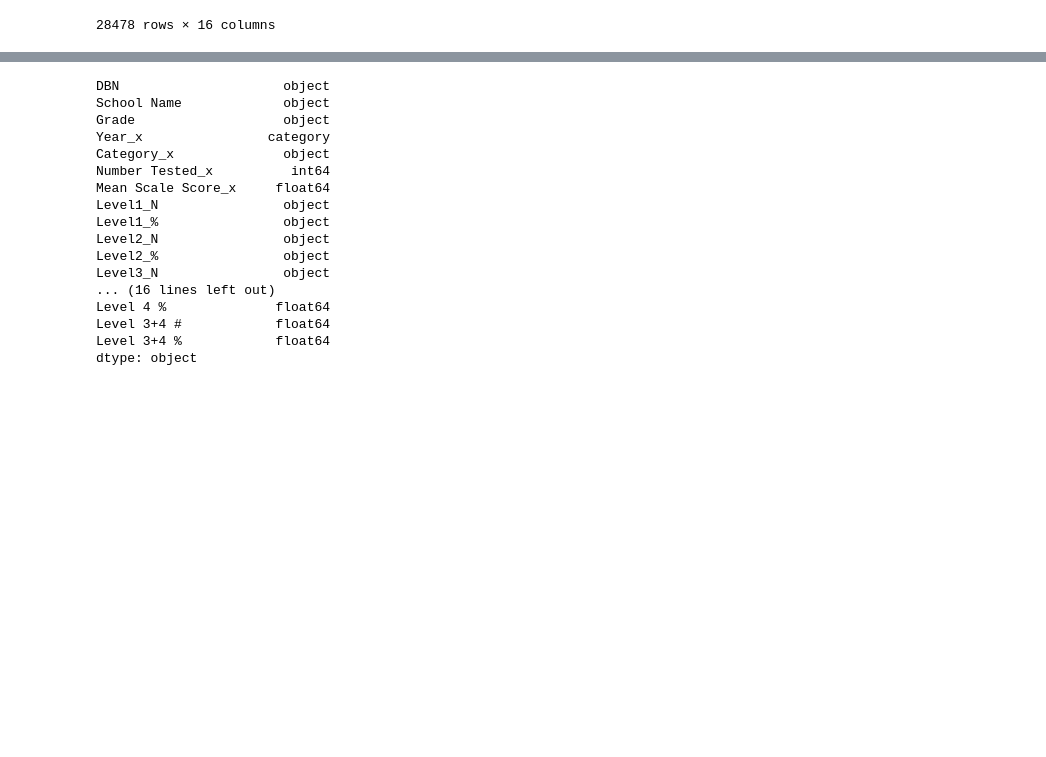
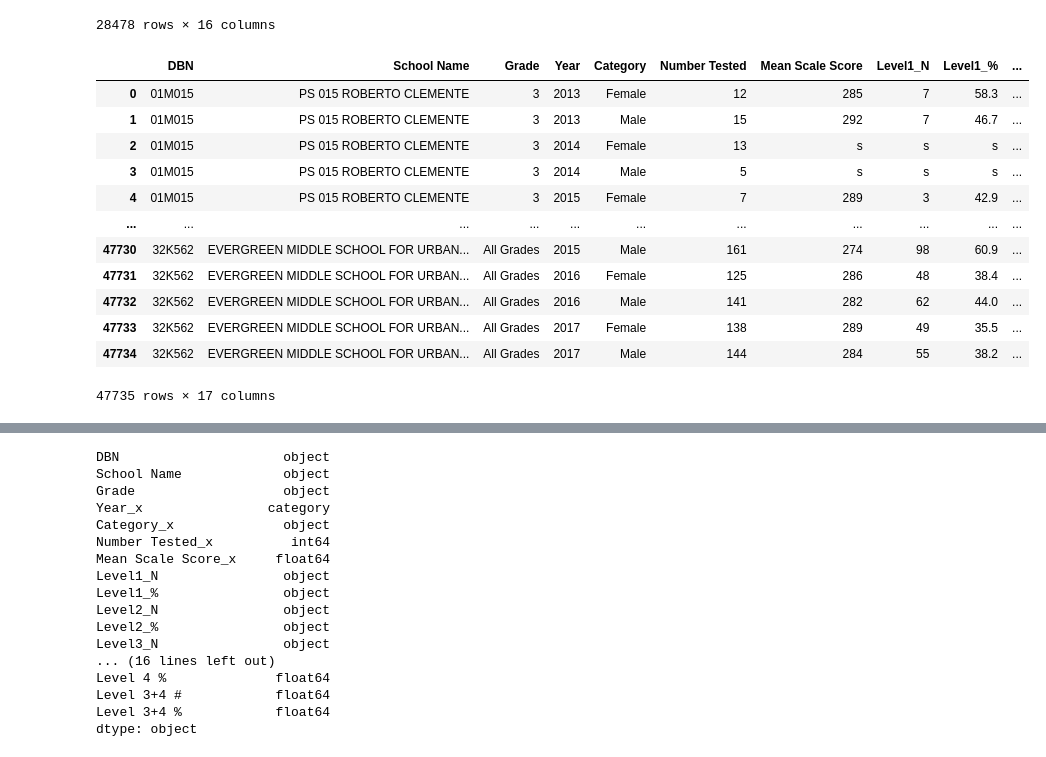
Before and after one commit to primkey7607/factorizedlearn, a Jupyter notebook: vsautosklearn.ipynb, the cells around one changed output, grey strips where cells are left out. Saved outputs shown, nothing was run; the diff lists cells and outputs as text; code cells hidden in the pictures; blank space fills up the shorter version.

```diff
--- a/vsautosklearn.ipynb
+++ b/vsautosklearn.ipynb
@@ -23,6 +28,22 @@ math
 | 28476 | 75X723 | All Grades | 2010 | All Students | 242 | NaN | 157.0 | 64.9 | 75.0 | ... |
 | 28477 | 75X723 | All Grades | 2011 | All Students | 229 | 617.0 | 153.0 | 66.8 | 67.0 | ... |
 28478 rows × 16 columns
+# %%
+gender
+# %% [output]
+|  | DBN | School Name | Grade | Year | Category | Number Tested | Mean Scale Score | Level1_N | Level1_% | ... |
+| 0 | 01M015 | PS 015 ROBERTO CLEMENTE | 3 | 2013 | Female | 12 | 285 | 7 | 58.3 | ... |
+| 1 | 01M015 | PS 015 ROBERTO CLEMENTE | 3 | 2013 | Male | 15 | 292 | 7 | 46.7 | ... |
+| 2 | 01M015 | PS 015 ROBERTO CLEMENTE | 3 | 2014 | Female | 13 | s | s | s | ... |
+| 3 | 01M015 | PS 015 ROBERTO CLEMENTE | 3 | 2014 | Male | 5 | s | s | s | ... |
+| 4 | 01M015 | PS 015 ROBERTO CLEMENTE | 3 | 2015 | Female | 7 | 289 | 3 | 42.9 | ... |
+| ... | ... | ... | ... | ... | ... | ... | ... | ... | ... | ... |
+| 47730 | 32K562 | EVERGREEN MIDDLE SCHOOL FOR URBAN... | All Grades | 2015 | Male | 161 | 274 | 98 | 60.9 | ... |
+| 47731 | 32K562 | EVERGREEN MIDDLE SCHOOL FOR URBAN... | All Grades | 2016 | Female | 125 | 286 | 48 | 38.4 | ... |
+| 47732 | 32K562 | EVERGREEN MIDDLE SCHOOL FOR URBAN... | All Grades | 2016 | Male | 141 | 282 | 62 | 44.0 | ... |
+| 47733 | 32K562 | EVERGREEN MIDDLE SCHOOL FOR URBAN... | All Grades | 2017 | Female | 138 | 289 | 49 | 35.5 | ... |
+| 47734 | 32K562 | EVERGREEN MIDDLE SCHOOL FOR URBAN... | All Grades | 2017 | Male | 144 | 284 | 55 | 38.2 | ... |
+47735 rows × 17 columns
 # %%
 gender = gender.astype({'DBN': 'category', 'Year': 'category'})
 gender["Mean Scale Score"] = pd.to_numeric(gender["Mean Scale Score"], errors='coerce').fillna(0)
```
Also changed, not shown: parts of 15 cells of this notebook, 7 other files.
